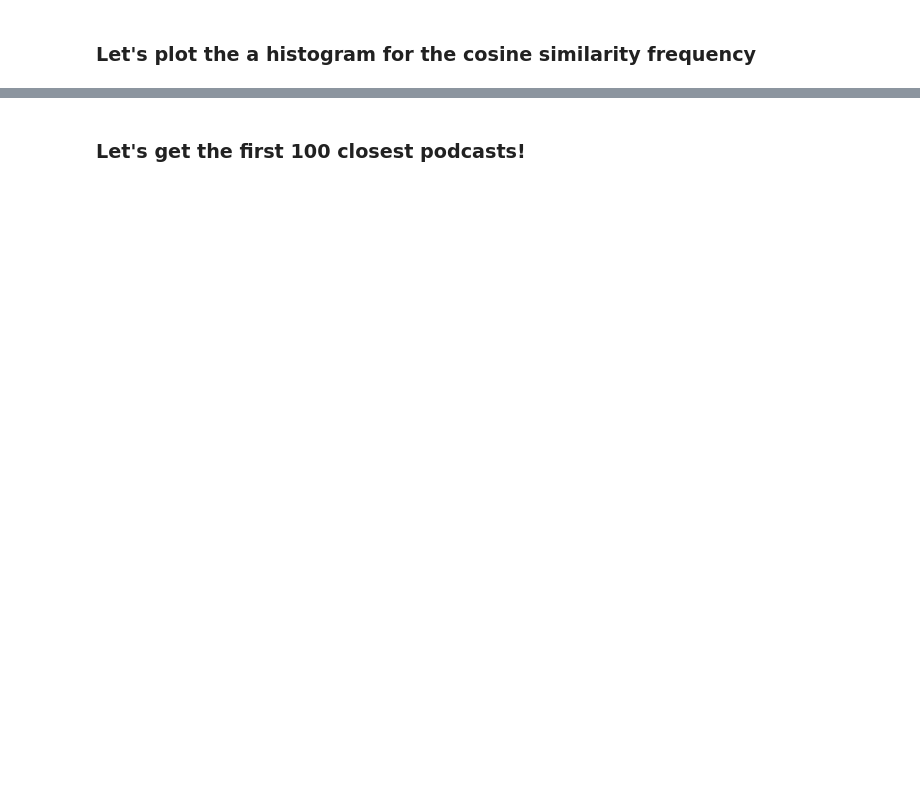
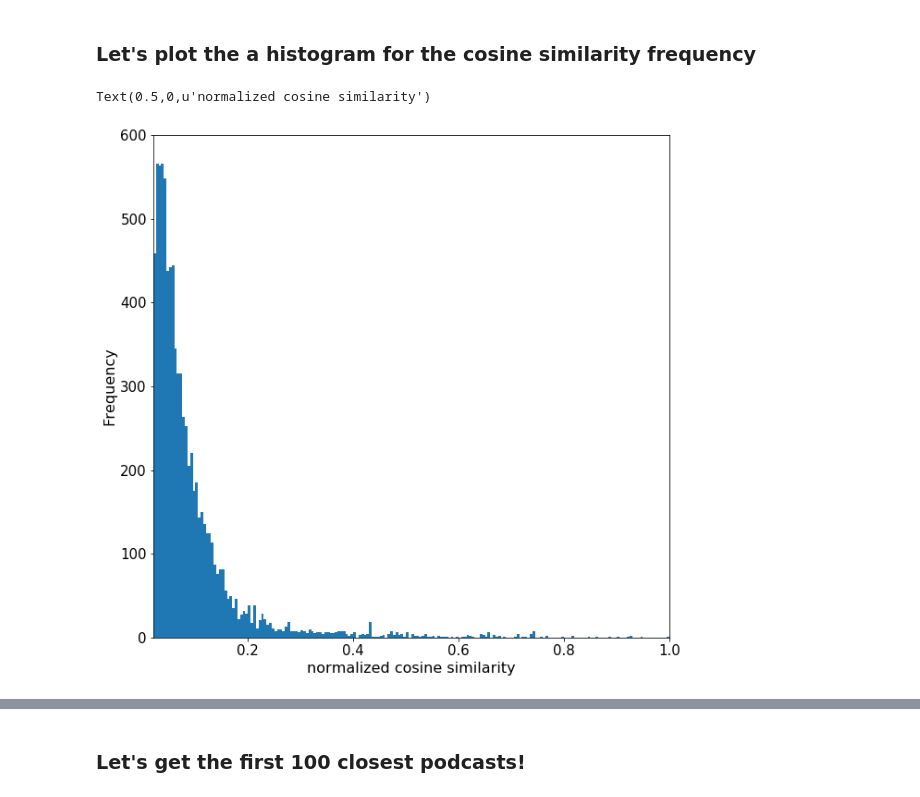
Before and after one commit to jamillan/PodFather, a Jupyter notebook: notebooks/bot/final_tfidf_lda.ipynb, the cells around one changed output, grey strips where cells are left out. Drawn from its saved outputs; the diff is of its cells as text; code cells hidden in the pictures; blank space fills up the shorter version.

Commit message:
new changes to final_tfidf_lda

```diff
--- a/notebooks/bot/final_tfidf_lda.ipynb
+++ b/notebooks/bot/final_tfidf_lda.ipynb
@@ -334,27 +340,28 @@ tfidf_test = X_test
 # %%
 user_tweets = pd.read_csv('kanyewest_tweets.csv')
-user_tweets = user_tweets.text.values[:100]
-#print(user_tweets[:100])
-all_X_test = tfidf_vectorizer.transform(user_tweets)
+user_tweets = user_tweets.text.values[:10]
 
-weights = range(1,len(all_X_test.A));
-weights = sorted(weights,reverse=True)
 
-X_test = all_X_test[0];
 
-for idx,tweet_X in enumerate(all_X_test):
-    break
+#weights = range(1,len(all_X_test.A));
+#weights = sorted(weights,reverse=True)
 
-    weight = weights[idx]
+X_test = tfidf_vectorizer.transform(user_tweets[:1]);
 
-    new_X = weight *tweet_X
-    X_test = X_test + new_X
+final_X= X_test[:1]
+all_vect = tfidf_vectorizer.transform(user_tweets[:10])
+for idx,tweet_X in enumerate(all_vect[1:]):
+
+
+ #   weight = weights[idx]
+
+    final_X = final_X + new_X
 
 
 
 
-norm = np.sum(X_test.A**2.0)
+norm = np.sum(final_X.A**2.0)
 norm = norm**0.5
 
-X_test /= norm
-tfidf_test = X_test
+final_X /= norm
+tfidf_test =final_X
@@ -375,3 +400,16 @@ index from closest to farthest away : [[    0 61469 61468 ... 38806 24972 23199]
 # %% [markdown]
 ### Let's plot the a histogram for the cosine similarity frequency
+# %%
+from pylab import rcParams
+rcParams['figure.figsize'] = 10, 10
+plt.hist(a.A.flatten()[:], bins=200)
+plt.xlim((0.02,1.0))
+plt.ylim((0,600))
+plt.tick_params(axis='both', which='major', labelsize=15)
+plt.tick_params(axis='both', which='minor', labelsize=15)
+plt.ylabel('Frequency',fontsize=16)
+plt.xlabel('normalized cosine similarity',fontsize=16)
+# %% [output]
+Text(0.5,0,u'normalized cosine similarity')
+[figure, added]
 # %%
```
Also changed, not shown: parts of 11 cells of this notebook.
